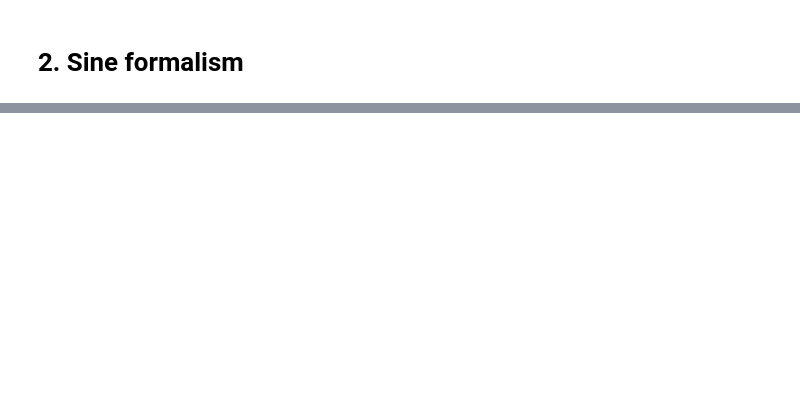
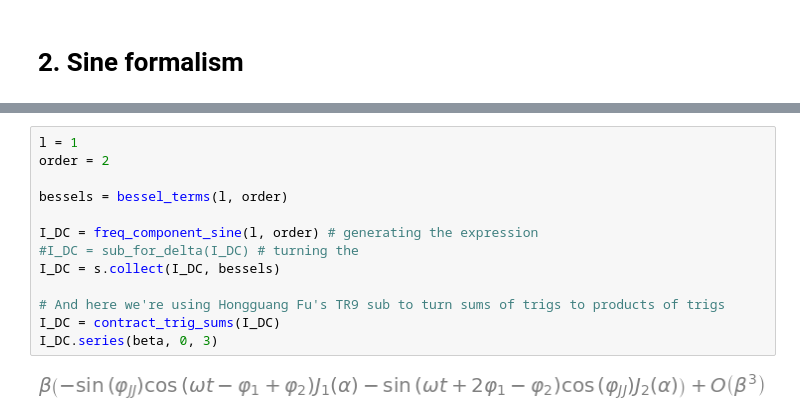
Before and after one commit to MechanicalPenguin225/phi0-notebooks, a Jupyter notebook: Multi_Shapiro_Symbolic.ipynb, the cells around one changed output, grey strips where cells are left out. Drawn from its saved outputs; the diff is of its cells as text; blank space fills up the shorter version.

```diff
--- a/Multi_Shapiro_Symbolic.ipynb
+++ b/Multi_Shapiro_Symbolic.ipynb
@@ -119,3 +174,18 @@ I_DC = contract_trig_sums(I_DC)
 I_DC
 # %% [output]
 [figure]
+# %%
+l = 1
+order = 2
+
+bessels = bessel_terms(l, order)
+
+I_DC = freq_component_sine(l, order) # generating the expression
+#I_DC = sub_for_delta(I_DC) # turning the
+I_DC = s.collect(I_DC, bessels)
+
+# And here we're using Hongguang Fu's TR9 sub to turn sums of trigs to products of trigs
+I_DC = contract_trig_sums(I_DC)
+I_DC.series(beta, 0, 3)
+# %% [output]
+[figure, added]
```
Also changed, not shown: parts of 13 cells of this notebook.
